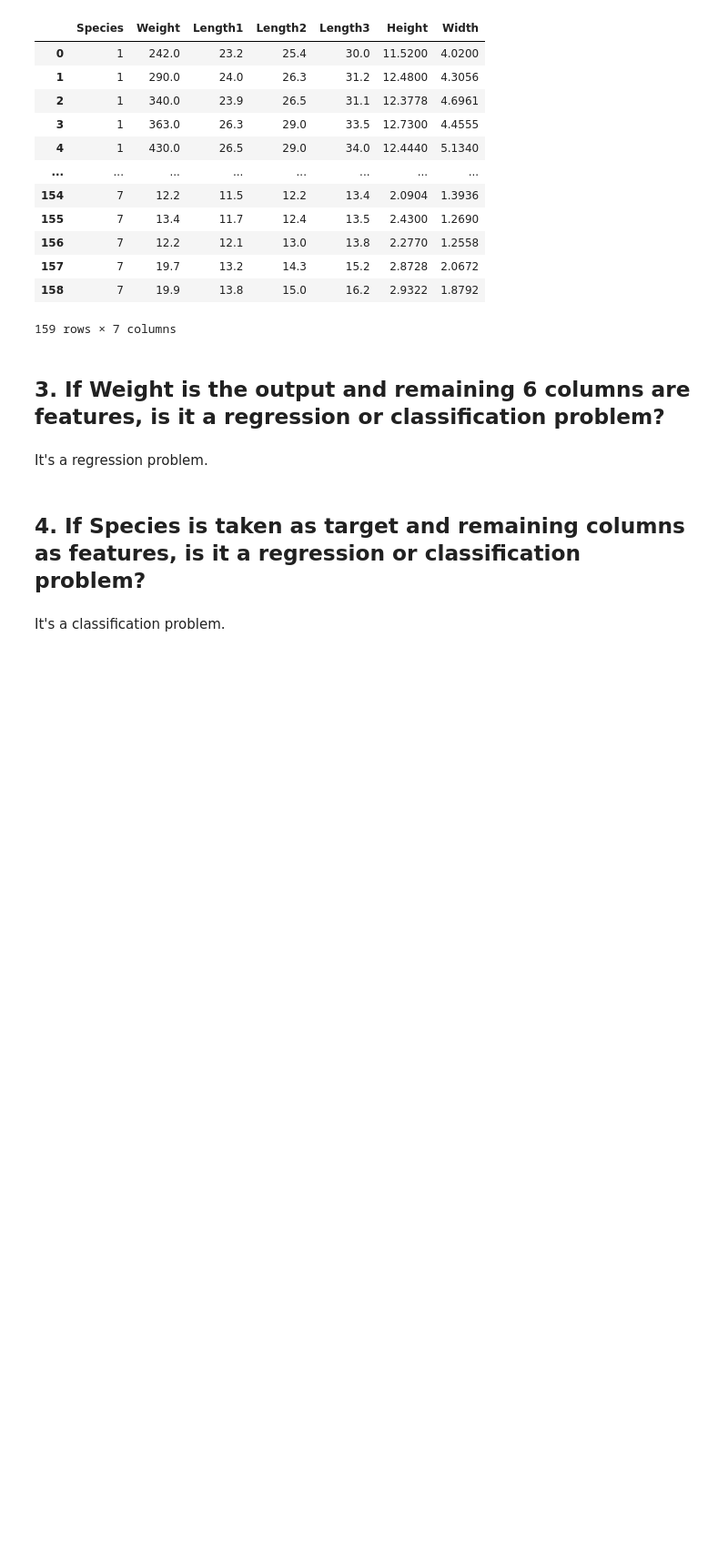
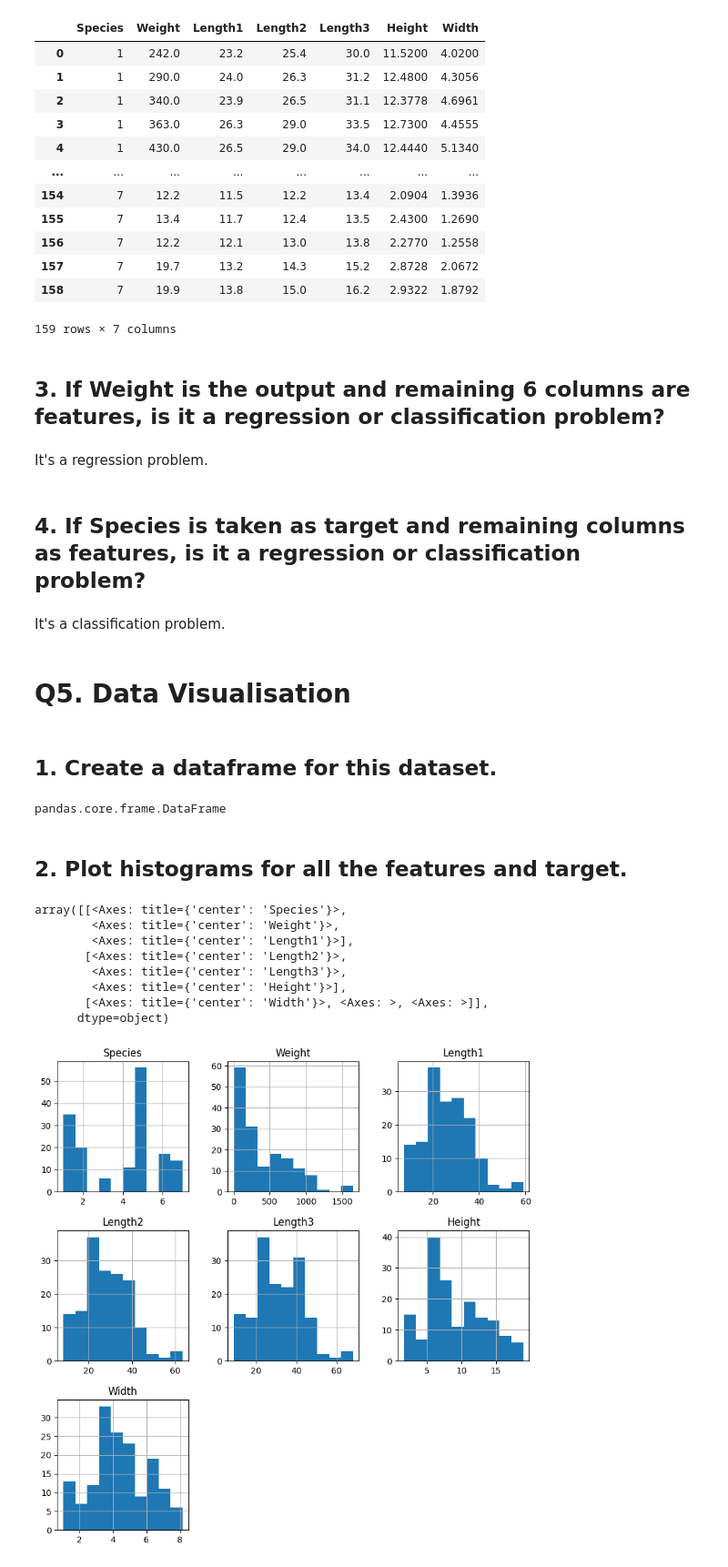
Before and after one commit to Sulphite05/MachineLearning, a Jupyter notebook: PracticeProblemSets/fish_market.ipynb, the cells around one changed output. Shown at 91% size. Cells and saved outputs as stored; diff of their text form; code cells hidden in the pictures; blank space fills up the shorter version.

```diff
--- a/PracticeProblemSets/fish_market.ipynb
+++ b/PracticeProblemSets/fish_market.ipynb
@@ -104,3 +105,25 @@ It's a regression problem.
 ## 4. If Species is taken as target and remaining columns as features, is it a regression or classification problem?
 # %% [markdown]
 It's a classification problem.
+# %% [markdown]
+# Q5. Data Visualisation
+# %% [markdown]
+## 1. Create a dataframe for this dataset.
+# %%
+type(data)
+# %% [output]
+pandas.core.frame.DataFrame
+# %% [markdown]
+## 2. Plot histograms for all the features and target.
+# %%
+data.hist(figsize=(10,10))
+# %% [output]
+array([[<Axes: title={'center': 'Species'}>,
+        <Axes: title={'center': 'Weight'}>,
+        <Axes: title={'center': 'Length1'}>],
+       [<Axes: title={'center': 'Length2'}>,
+        <Axes: title={'center': 'Length3'}>,
+        <Axes: title={'center': 'Height'}>],
+       [<Axes: title={'center': 'Width'}>, <Axes: >, <Axes: >]],
+      dtype=object)
+[figure, added]
```
Also changed, not shown: parts of 12 cells of this notebook, 3 other files.
